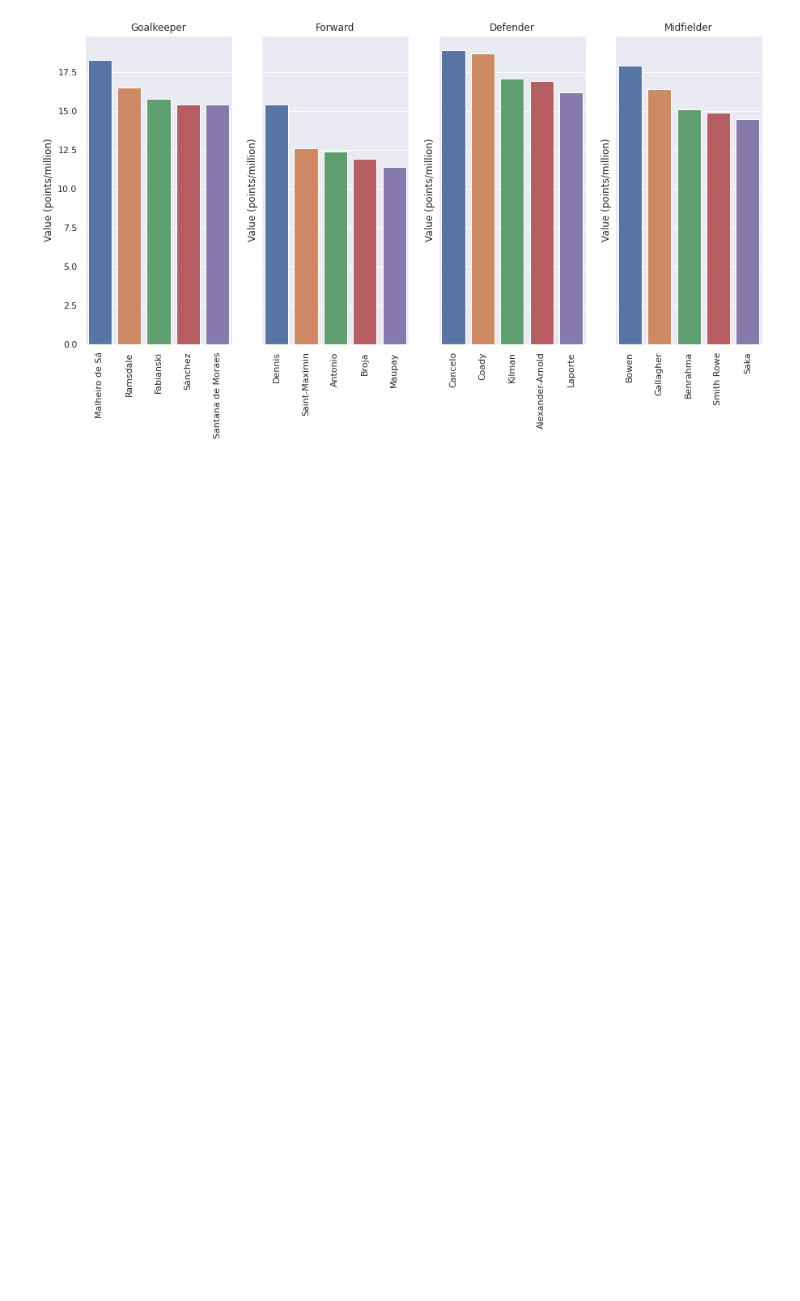
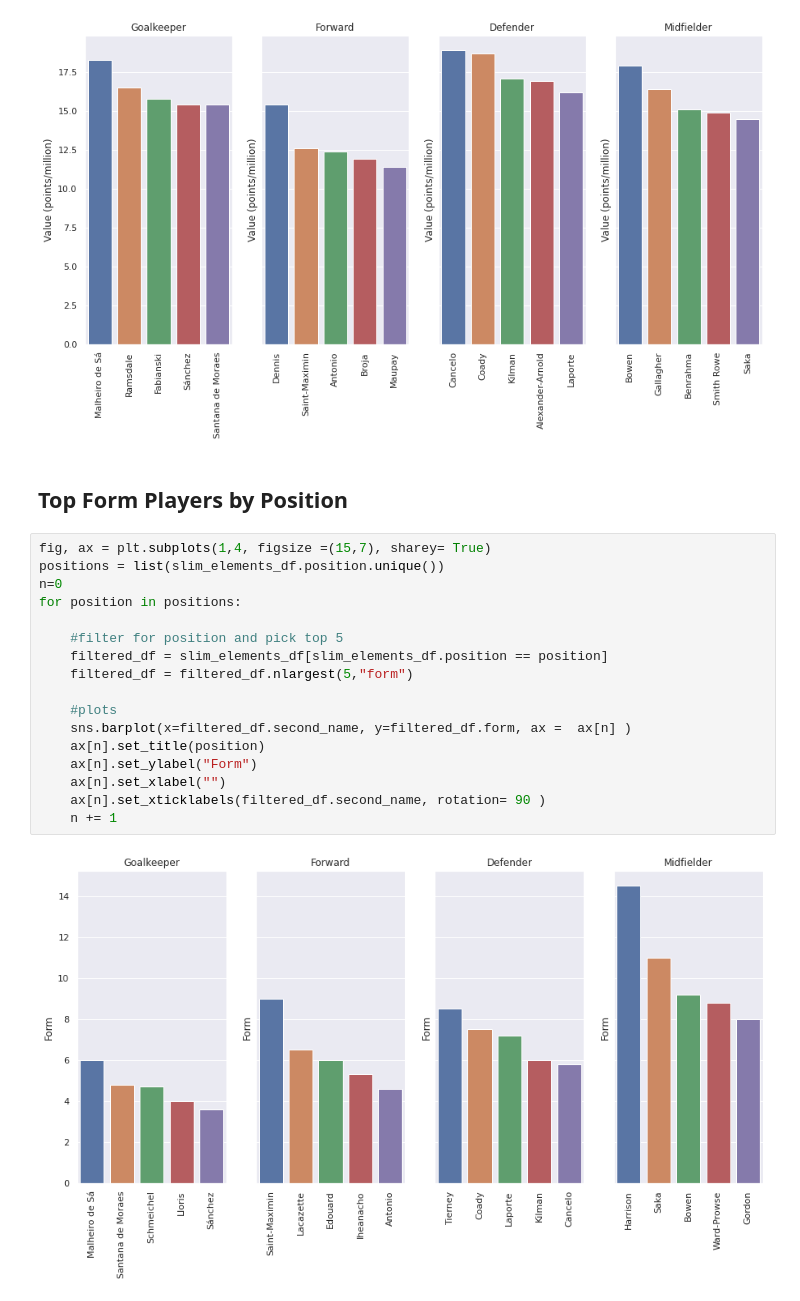
Before and after one commit to SitwalaM/fpl, a Jupyter notebook: notebooks/fpl_eda.ipynb, the cells around one changed output. Saved outputs shown, nothing was run; the diff lists cells and outputs as text; blank space fills up the shorter version.

```diff
--- a/notebooks/fpl_eda.ipynb
+++ b/notebooks/fpl_eda.ipynb
@@ -95,3 +95,24 @@ for position in positions:
     n += 1
 # %% [output]
 [figure]
+# %% [markdown]
+## Top Form Players by Position
+# %%
+fig, ax = plt.subplots(1,4, figsize =(15,7), sharey= True)
+positions = list(slim_elements_df.position.unique())
+n=0
+for position in positions:
+
+    #filter for position and pick top 5
+    filtered_df = slim_elements_df[slim_elements_df.position == position]
+    filtered_df = filtered_df.nlargest(5,"form")
+
+    #plots
+    sns.barplot(x=filtered_df.second_name, y=filtered_df.form, ax =  ax[n] )
+    ax[n].set_title(position)
+    ax[n].set_ylabel("Form")
+    ax[n].set_xlabel("")
+    ax[n].set_xticklabels(filtered_df.second_name, rotation= 90 )
+    n += 1
+# %% [output]
+[figure, added]
```
Also changed, not shown: parts of 2 cells of this notebook, 1 other file.
